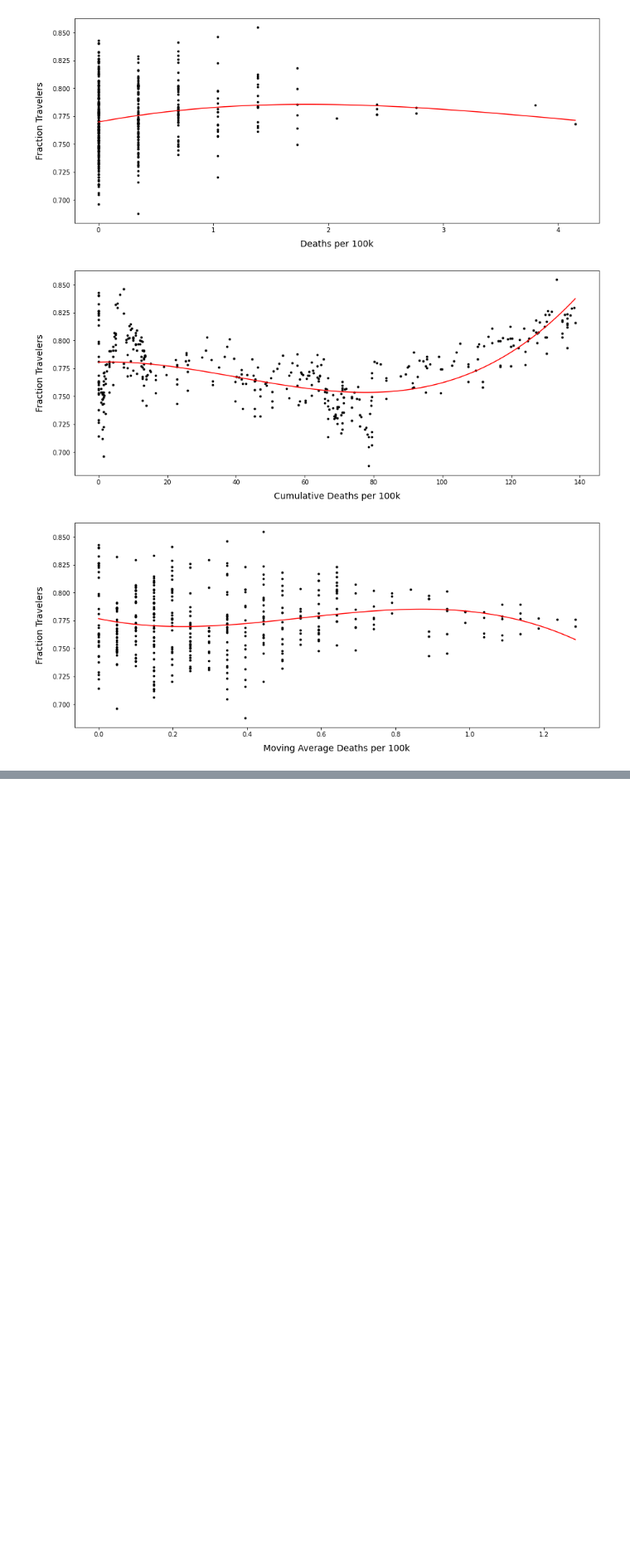
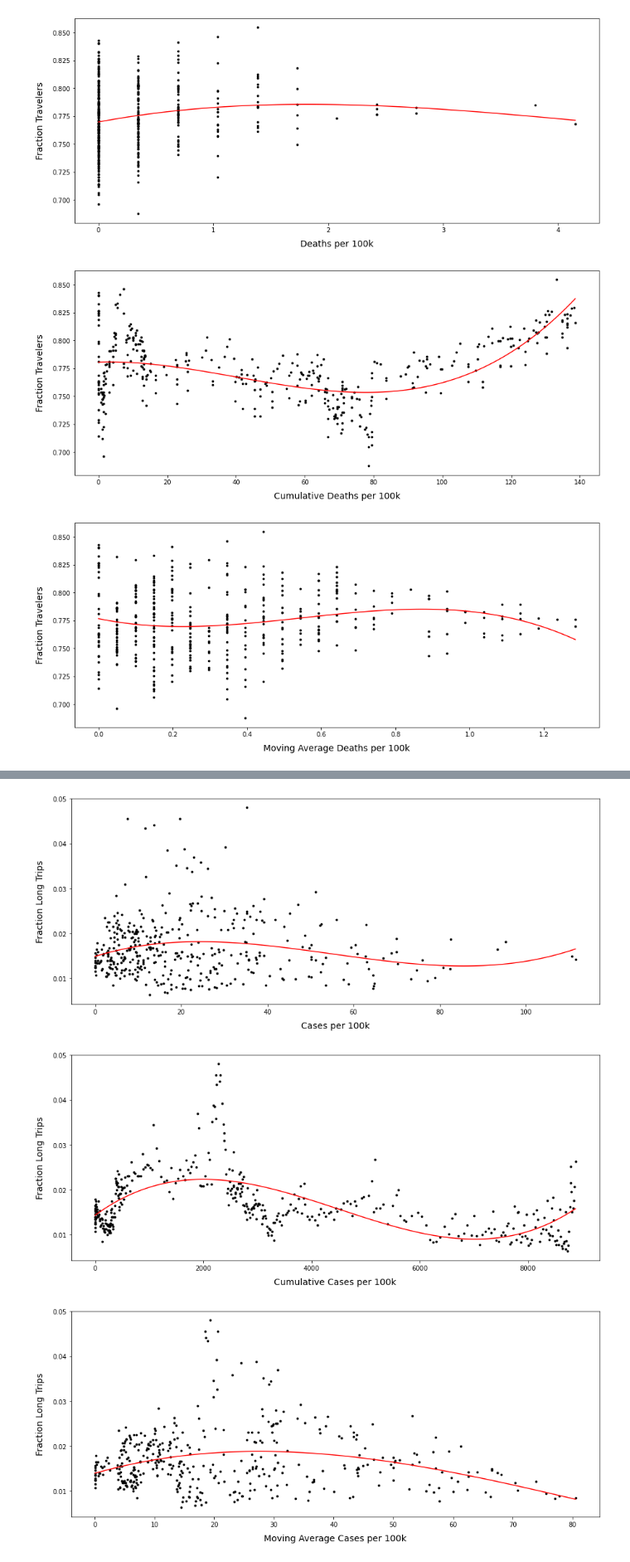
Before and after one commit to mrepasky3/ISYE6416-Spring2021-Project, a Jupyter notebook: Splines.ipynb, the cells around one changed output, grey strips where cells are left out. Shown at 83% size. Cells and saved outputs as stored; diff of their text form; code cells hidden in the pictures; blank space fills up the shorter version.

```diff
--- a/Splines.ipynb
+++ b/Splines.ipynb
@@ -150,0 +98,9 @@ for i in range(len(chatham_X.columns)):
+# %%
+dates, fulton_y, fulton_X, feature_labels = covid_feature_extraction.county_extraction("Fulton","Long")
+fulton_smoothing = [0.4,0.3,0.3,0.5,0.25,0.5]
+for i in range(len(fulton_X.columns)):
+    spline_wrapper(fulton_X, fulton_y, fulton_X.columns[i], feature_labels[i], fulton_smoothing[i], "Fraction Long Trips")
+# %% [output]
+[figure, added]
+[figure, added]
+[figure, added]
```
Also changed, not shown: parts of 27 cells of this notebook, 3 other files.
